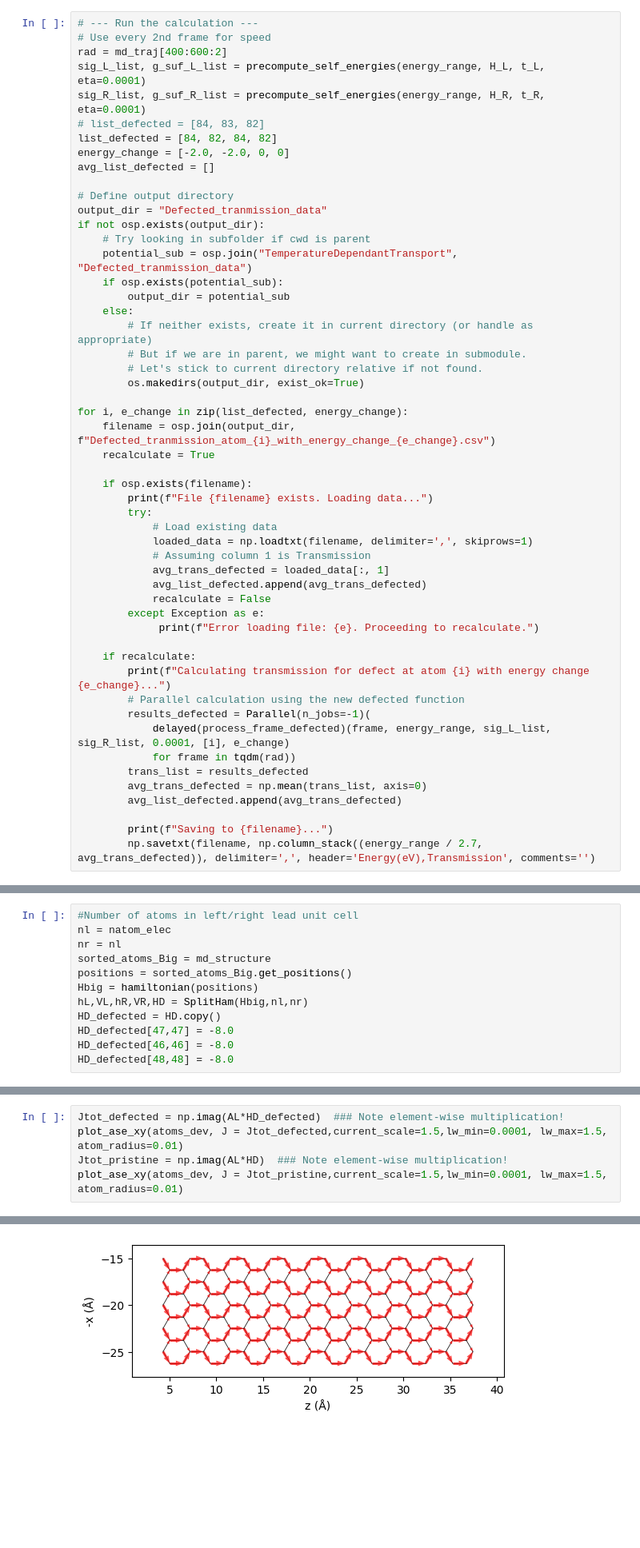
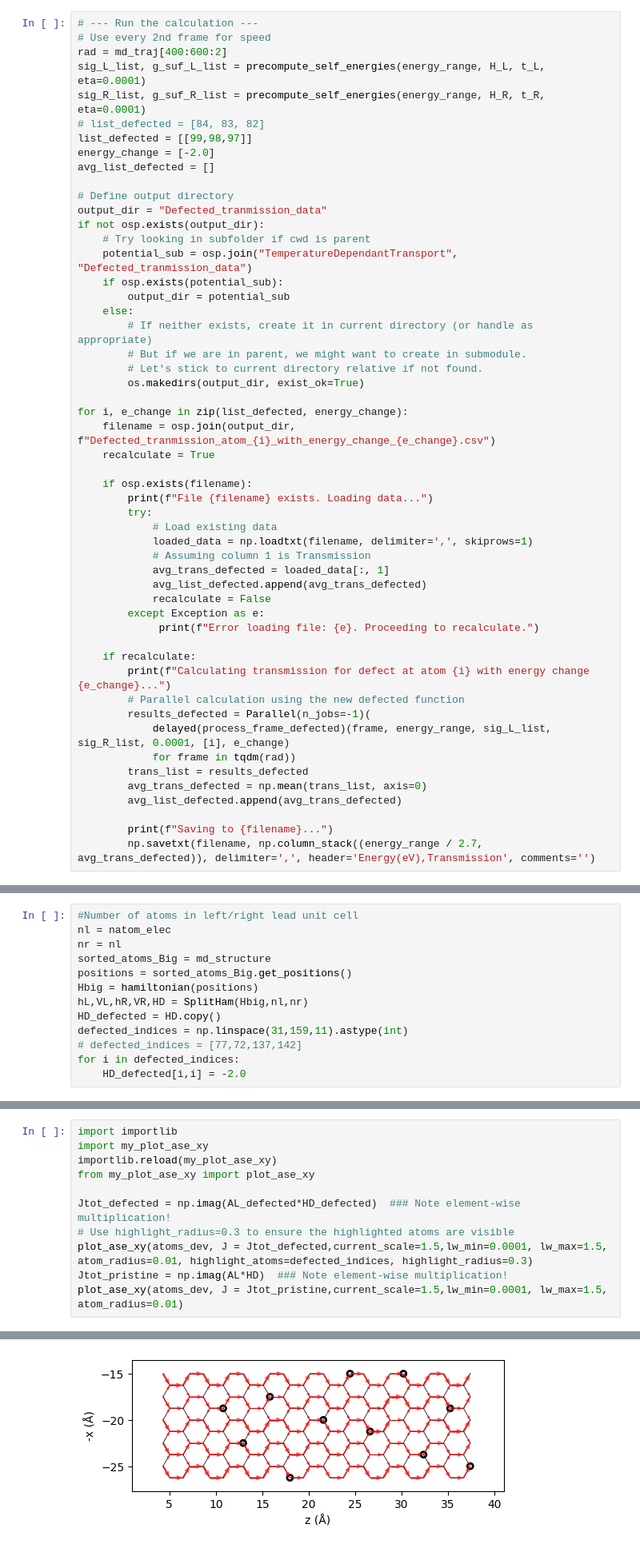
Before and after one commit to UlrikTJ/TemperatureDependantTransport, a Jupyter notebook: Temp_dep_defect_transport.ipynb, the cells around one changed output, grey strips where cells are left out. Shown at 80% size. Drawn from its saved outputs; the diff is of its cells as text; blank space fills up the shorter version.

Commit message:
Added visualization of current with defects.

```diff
--- a/Temp_dep_defect_transport.ipynb
+++ b/Temp_dep_defect_transport.ipynb
@@ -415,8 +322,8 @@ rad = md_traj[400:600:2]
 sig_L_list, g_suf_L_list = precompute_self_energies(energy_range, H_L, t_L, eta=0.0001)
 sig_R_list, g_suf_R_list = precompute_self_energies(energy_range, H_R, t_R, eta=0.0001)
 # list_defected = [84, 83, 82]
-list_defected = [84, 82, 84, 82]
-energy_change = [-2.0, -2.0, 0, 0]
+list_defected = [[99,98,97]]
+energy_change = [-2.0]
 avg_list_defected = []
 
 # Define output directory
@@ -589,9 +491,10 @@ positions = sorted_atoms_Big.get_positions()
 Hbig = hamiltonian(positions)
 hL,VL,hR,VR,HD = SplitHam(Hbig,nl,nr)
 HD_defected = HD.copy()
-HD_defected[47,47] = -8.0
-HD_defected[46,46] = -8.0
-HD_defected[48,48] = -8.0
+defected_indices = np.linspace(31,159,11).astype(int)
+# defected_indices = [77,72,137,142]
+for i in defected_indices:
+    HD_defected[i,i] = -2.0
 # %% [output]
 [figure]
 # %%
@@ -641,10 +544,16 @@ plot_ase_xy(atoms_dev,psi=psi, wf_scale=5, atom_radius=0.7,wf_alpha=1)
 # %%
-Jtot_defected = np.imag(AL*HD_defected)  ### Note element-wise multiplication!
-plot_ase_xy(atoms_dev, J = Jtot_defected,current_scale=1.5,lw_min=0.0001, lw_max=1.5, atom_radius=0.01)
+import importlib
+import my_plot_ase_xy
+importlib.reload(my_plot_ase_xy)
+from my_plot_ase_xy import plot_ase_xy
+
+Jtot_defected = np.imag(AL_defected*HD_defected)  ### Note element-wise multiplication!
+# Use highlight_radius=0.3 to ensure the highlighted atoms are visible
+plot_ase_xy(atoms_dev, J = Jtot_defected,current_scale=1.5,lw_min=0.0001, lw_max=1.5, atom_radius=0.01, highlight_atoms=defected_indices, highlight_radius=0.3)
 Jtot_pristine = np.imag(AL*HD)  ### Note element-wise multiplication!
 plot_ase_xy(atoms_dev, J = Jtot_pristine,current_scale=1.5,lw_min=0.0001, lw_max=1.5, atom_radius=0.01)
 # %% [output]
 (<Figure size 600x600 with 1 Axes>,
  <AxesSubplot: xlabel='z (Å)', ylabel='-x (Å)'>)
-[figure, old version]
+[figure, new version]
 [figure]
```
Also changed, not shown: parts of 9 cells of this notebook, 3 other files.
